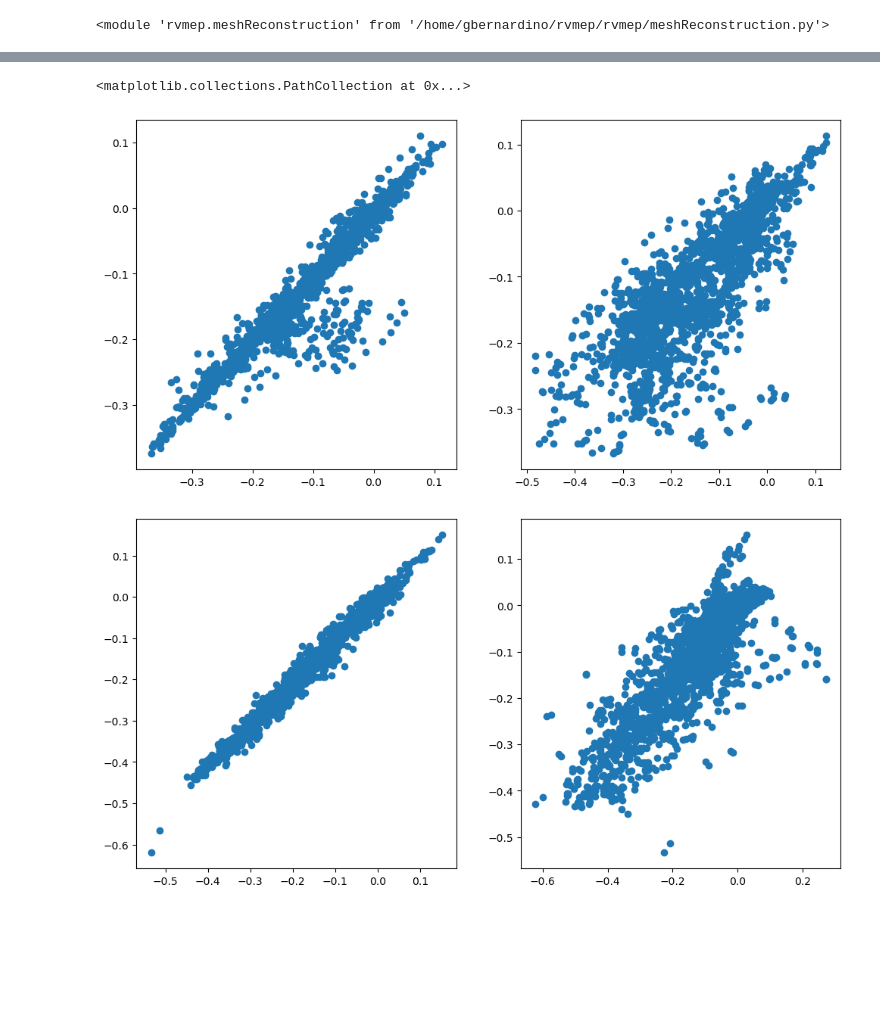
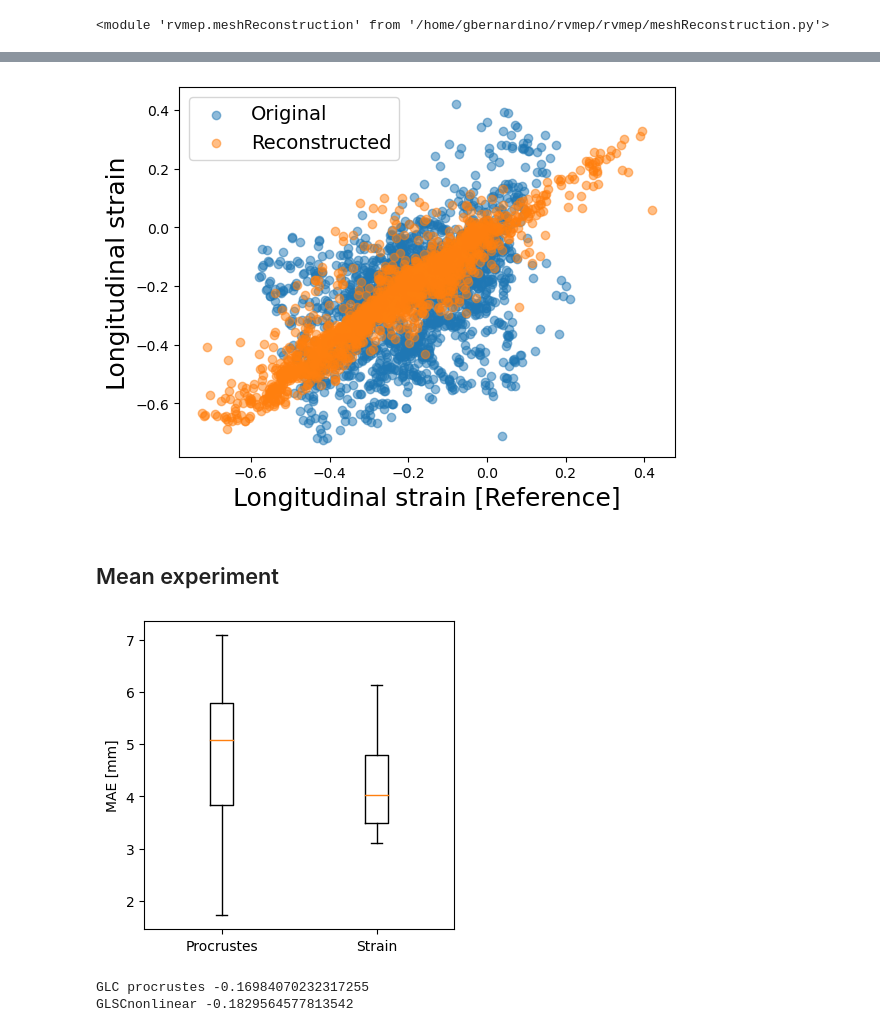
Before and after one commit to gbernardino/rvmep, a Jupyter notebook: strainReconstruction.ipynb, the cells around one changed output, grey strips where cells are left out. Drawn from its saved outputs; the diff is of its cells as text; code cells hidden in the pictures; blank space fills up the shorter version.

```diff
--- a/strainReconstruction.ipynb
+++ b/strainReconstruction.ipynb
@@ -92,16 +265,19 @@ scomputedL, scomputedC = computeStrainAnatomic( ed[tgt_id], pGenerated)
 # %%
-s_estimated = translateDeformation(ed[tgt_id], ed[ref_id], es[ref_id])
-
-pGenerated = pyvista.PolyData(es_estimated, ed[id_gls_min].faces)
+tgt_id,ref_id = ref_id, tgt_id
+es_estimated = propagateDeformation.translateDeformation(ed[tgt_id], ed[ref_id], es[ref_id])
+es_estimated += (ed[tgt_id].points[apexId] - es_estimated[apexId])
+pGenerated2 = pyvista.PolyData(es_estimated, ed[tgt_id].faces)
 
 srefL, srefC = computeStrainAnatomic( ed[tgt_id], es[tgt_id])
 stargetL, stargetC = computeStrainAnatomic( ed[ref_id], es[ref_id])
-scomputedL, scomputedC = computeStrainAnatomic( ed[tgt_id], pGenerated)
+scomputedL, scomputedC = computeStrainAnatomic( ed[tgt_id], pGenerated2)
 
-pGenerated.save('Output/es_tgt_estimated.vtk')
-ed[ref_id].save('Output/ed_tgt.vtk')
-es[ref_id].save('Output/es_tgt_real.vtk')
-ed[ref_id].save('Output/ed_ref.vtk')
-es[ref_id].save('Output/es_ref.vtk')
+pGenerated.cell_data['error_l'] = stargetL- scomputedL
+pGenerated.cell_data['error_c'] = stargetC- scomputedC
+pGenerated2.save('Output/exp2_es_tgt_estimated.vtk')
+ed[tgt_id].save('Output/exp2_ed_tgt.vtk')
+es[tgt_id].save('Output/exp2_es_tgt_real.vtk')
+ed[ref_id].save('Output/exp2_ed_ref.vtk')
+es[ref_id].save('Output/exp2_es_ref.vtk')
 print('L strain MAE', np.mean(np.abs(stargetL - srefL)), np.mean(np.abs(stargetL - scomputedL)))
 print('C strain MAE', np.mean(np.abs(stargetC - srefC)), np.mean(np.abs(stargetC - scomputedC)))
@@ -127,27 +287,12 @@ r = deformMesh.deformMeshOptimisation(meshesRef[0], triangleCoordinates3D, dihed
-# %%
-pGenerated.save('output.vtk')
-.save('ref.vtk')
-meshesRef[t].save('ref_moving.vtk')
-meshesTarget[0].save('target.vtk')
-meshesTarget[t].save('target_moving.vtk')
-
-srefL, srefC = computeStrainAnatomic( meshesRef[0], meshesRef[t])
-stargetL, stargetC = computeStrainAnatomic(meshesTarget[0], meshesTarget[t])
-scomputedL, scomputedC = computeStrainAnatomic( meshesRef[0], pGenerated)
-# %%
-_, (f1,f2) = plt.subplots(ncols = 2, figsize = (12, 6))
-plt.sca(f1)
-plt.scatter(stargetL, scomputedL)
-plt.sca(f2)
-plt.scatter(srefL, stargetL)
-
-
-_, (f1,f2) = plt.subplots(ncols = 2, figsize = (12, 6))
-plt.sca(f1)
-plt.scatter(stargetC, scomputedC)
-plt.sca(f2)
-plt.scatter(srefC, stargetC)
-# %% [output]
-<matplotlib.collections.PathCollection at 0x...>
-[figure, removed]
-[figure, removed]
+# %%
+plt.scatter(srefL, stargetL, alpha = .5, label = 'Original')
+plt.scatter(stargetL, scomputedL, alpha = .5, label = 'Reconstructed')
+plt.xlabel('Longitudinal strain ', fontsize = 18)
+plt.ylabel('Longitudinal strain', fontsize = 18)
+plt.xlabel('Longitudinal strain [Reference]', fontsize = 18)
+plt.legend(fontsize = 14)
+plt.savefig('Output/circ2long.pdf')
+# %% [output]
+[figure, added]
+# %% [markdown]
+## Mean experiment
@@ -153,0 +382,7 @@ plt.scatter(srefC, stargetC)
+# %%
+plt.figure(figsize = (4,4))
+plt.boxplot([error_linear, error_nonlinear], labels = ['Procrustes', 'Strain']);
+plt.ylabel("MAE [mm]")
+plt.savefig('Output/reconstruction_eror.pdf')
+# %% [output]
+[figure, added]
@@ -153,0 +396,9 @@ plt.scatter(srefC, stargetC)
+# %%
+l,c = computeStrainAnatomic(ed_mean_pyvista, es_mean_pyvista)
+print('GLC procrustes', np.mean(c))
+
+l,c = computeStrainAnatomic(ed_mean_pyvista, es_nonlinear_mean_pyvista)
+print('GLSCnonlinear', np.mean(c))
+# %% [output]
+GLC procrustes -0.16984070232317255
+GLSCnonlinear -0.1829564577813542
```
Also changed, not shown: parts of 31 cells of this notebook, 1 other file.
